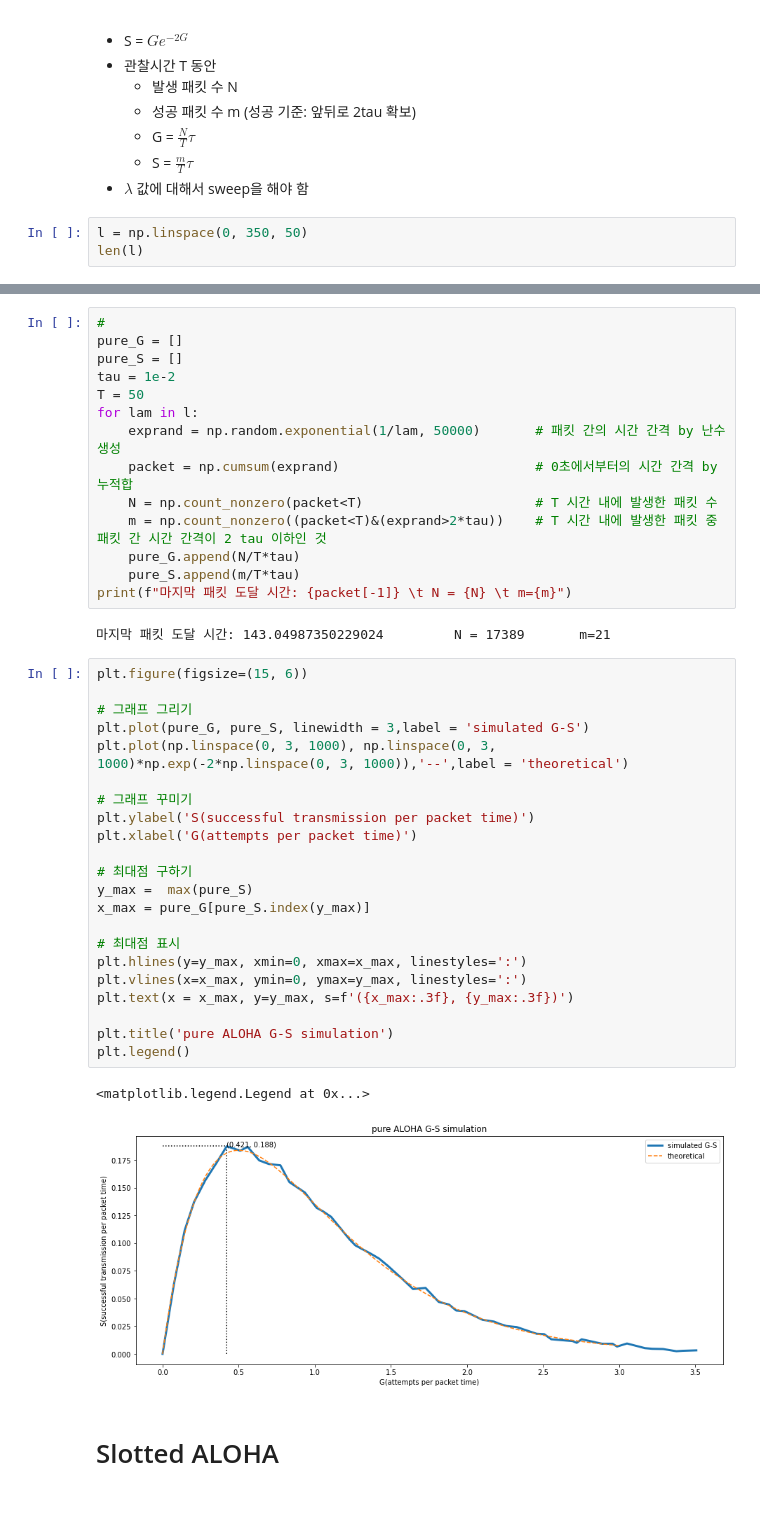
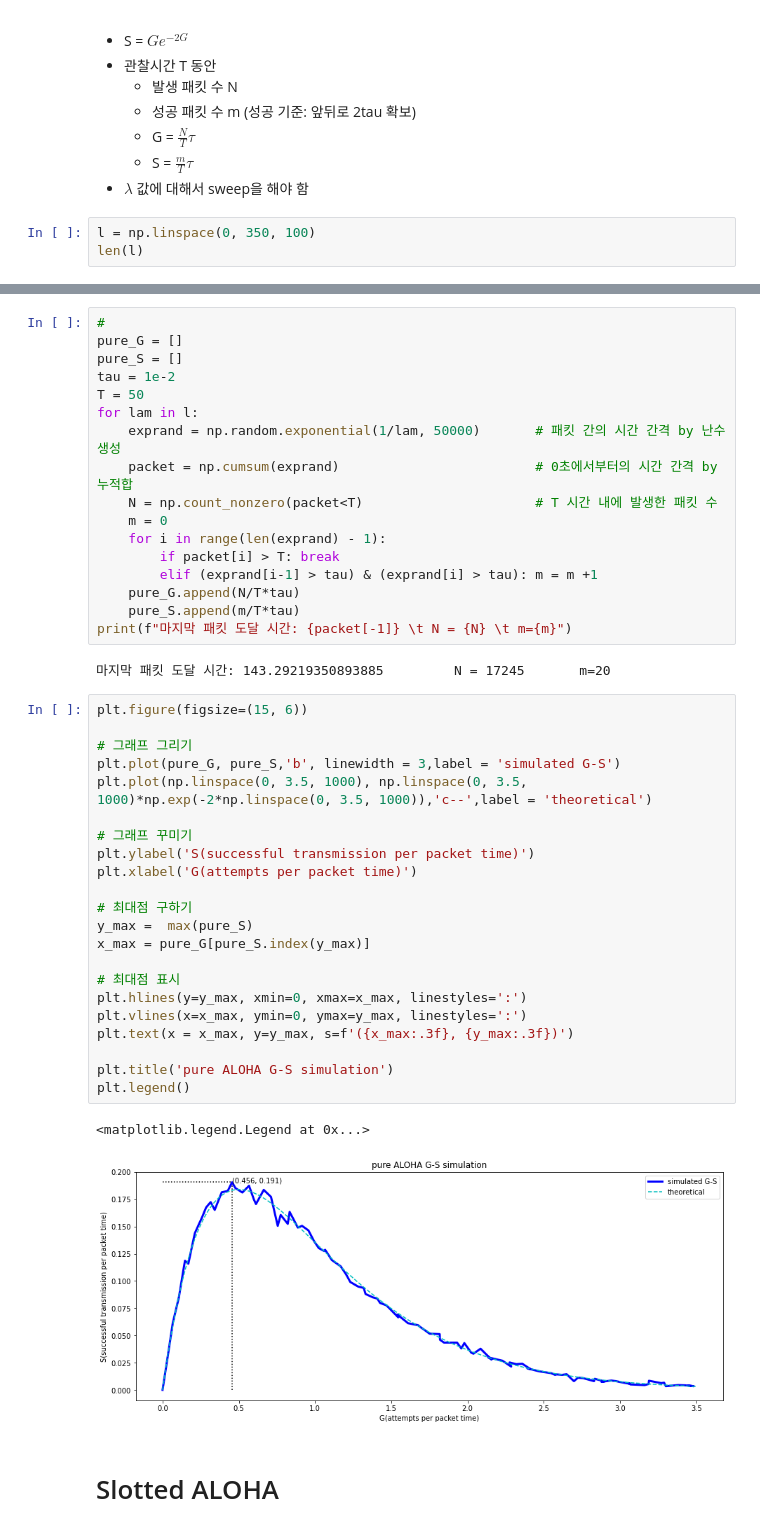
Before and after one commit to khodid/2021WirelessCommunication, a Jupyter notebook: [2021WC]_HW4_ALOHA_G_Sdiagram.ipynb, the cells around one changed output, grey strips where cells are left out. Saved outputs shown, nothing was run; the diff lists cells and outputs as text.

```diff
--- a/[2021WC]_HW4_ALOHA_G_Sdiagram.ipynb
+++ b/[2021WC]_HW4_ALOHA_G_Sdiagram.ipynb
@@ -63,6 +57,6 @@ plt.show()
     - S = $\frac{m}{T}\tau$
 - $\lambda$ 값에 대해서 sweep을 해야 함
 # %%
-l = np.linspace(0, 350, 50)
+l = np.linspace(0, 350, 100)
 len(l)
 # %% [output]
@@ -77,37 +71,40 @@ for lam in l:
     exprand = np.random.exponential(1/lam, 50000)       # 패킷 간의 시간 간격 by 난수 생성
     packet = np.cumsum(exprand)                         # 0초에서부터의 시간 간격 by 누적합
     N = np.count_nonzero(packet<T)                      # T 시간 내에 발생한 패킷 수
-    m = np.count_nonzero((packet<T)&(exprand>2*tau))    # T 시간 내에 발생한 패킷 중 패킷 간 시간 간격이 2 tau 이하인 것
+    m = 0
+    for i in range(len(exprand) - 1):
+        if packet[i] > T: break
+        elif (exprand[i-1] > tau) & (exprand[i] > tau): m = m +1
     pure_G.append(N/T*tau)
     pure_S.append(m/T*tau)
 print(f"마지막 패킷 도달 시간: {packet[-1]} \t N = {N} \t m={m}")
 # %% [output]
-마지막 패킷 도달 시간: 143.04987350229024         N = 17389       m=21
+마지막 패킷 도달 시간: 143.29219350893885         N = 17245       m=20
 # %%
 plt.figure(figsize=(15, 6))
 
 # 그래프 그리기
-plt.plot(pure_G, pure_S, linewidth = 3,label = 'simulated G-S')
-plt.plot(np.linspace(0, 3, 1000), np.linspace(0, 3, 1000)*np.exp(-2*np.linspace(0, 3, 1000)),'--',label = 'theoretical')
+plt.plot(pure_G, pure_S,'b', linewidth = 3,label = 'simulated G-S')
+plt.plot(np.linspace(0, 3.5, 1000), np.linspace(0, 3.5, 1000)*np.exp(-2*np.linspace(0, 3.5, 1000)),'c--',label = 'theoretical')
 
 # 그래프 꾸미기
 plt.ylabel('S(successful transmission per packet time)')
 plt.xlabel('G(attempts per packet time)')
 
 # 최대점 구하기
 y_max =  max(pure_S)
 x_max = pure_G[pure_S.index(y_max)]
 
 # 최대점 표시
 plt.hlines(y=y_max, xmin=0, xmax=x_max, linestyles=':')
 plt.vlines(x=x_max, ymin=0, ymax=y_max, linestyles=':')
 plt.text(x = x_max, y=y_max, s=f'({x_max:.3f}, {y_max:.3f})')
 
 plt.title('pure ALOHA G-S simulation')
 plt.legend()
 # %% [output]
 <matplotlib.legend.Legend at 0x...>
-[figure, old version]
+[figure, new version]
 # %% [markdown]
 # Slotted ALOHA
 # %%
```
Also changed, not shown: parts of 10 cells of this notebook.
